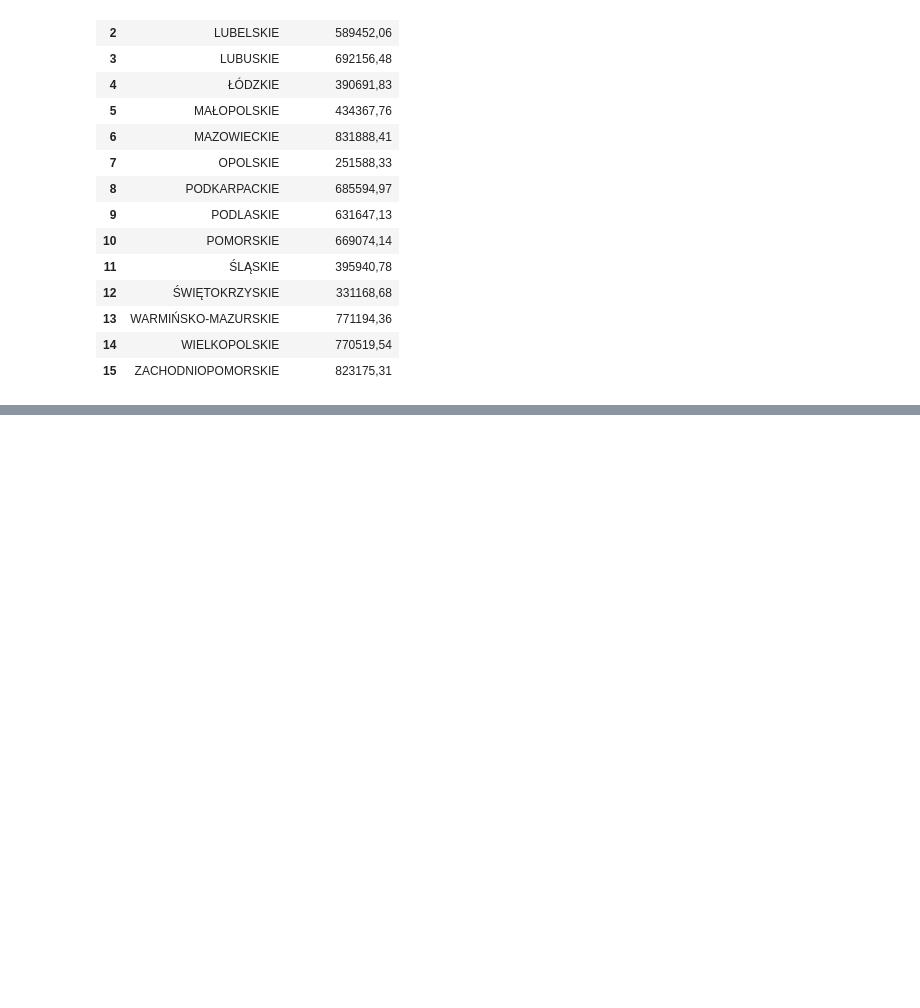
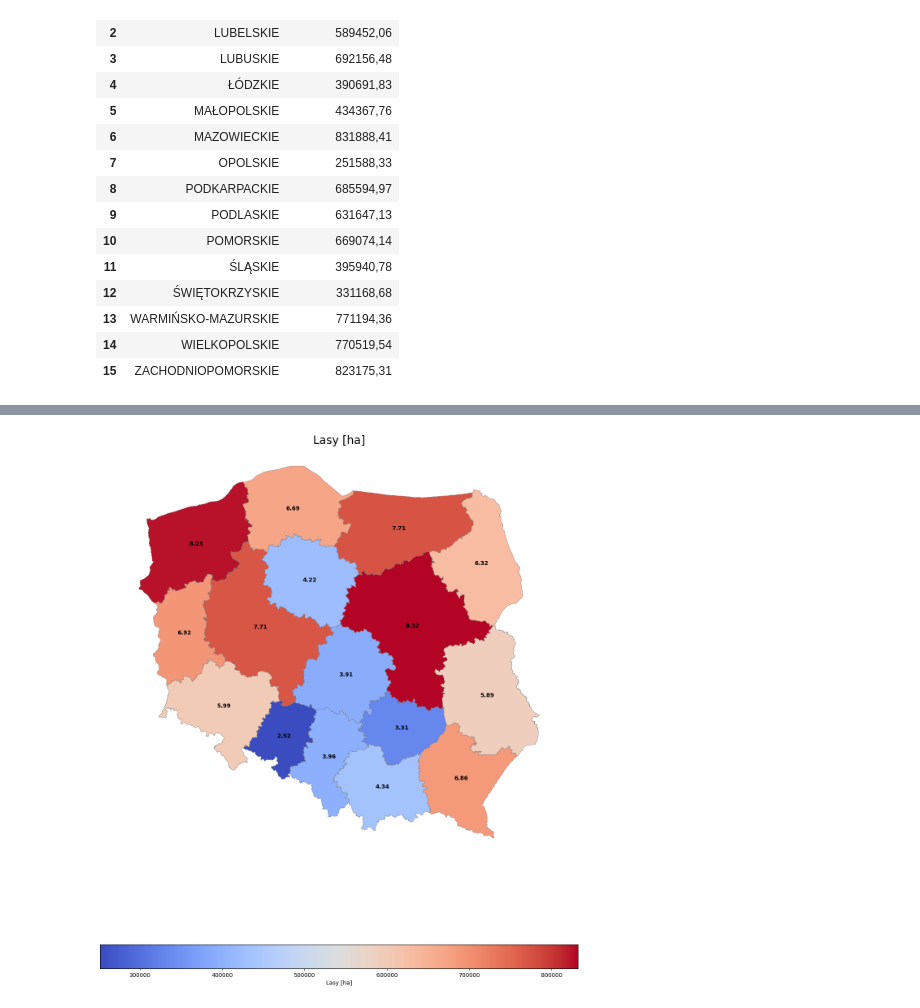
Before and after one commit to RdzaMnieBierze/Polska_Geopandas, a Jupyter notebook: Statystyki_na_mapie.ipynb, the cells around one changed output, grey strips where cells are left out. Saved outputs shown, nothing was run; the diff lists cells and outputs as text; code cells hidden in the pictures; blank space fills up the shorter version.

```diff
--- a/Statystyki_na_mapie.ipynb
+++ b/Statystyki_na_mapie.ipynb
@@ -483,0 +463,36 @@ mapa_lasy
+# %%
+fig, ax = plt.subplots(1, 1, figsize=(15, 15))
+
+mapa_lasy.plot(
+    column='Lasy ogółem [ha]',
+    ax=ax,
+    legend=True,
+    legend_kwds={'label': "Lasy [ha]", 'orientation': "horizontal", 'shrink': 0.8},
+    cmap='coolwarm',
+    edgecolor='gray',
+    linewidth=0.5
+)
+
+for idx, row in mapa_lasy.iterrows():
+    wartosc = row['Lasy [100 tys. ha]']
+
+    if pd.notna(wartosc):
+        x = row['geometry'].centroid.x
+        y = row['geometry'].centroid.y
+
+        ax.annotate(
+            text=f"{wartosc:.2f}",
+            xy=(x, y),
+            ha='center',
+            va='center',
+            fontsize=10,
+            color='black',
+            weight='bold'
+        )
+
+ax.set_axis_off()
+plt.title('Lasy [ha]', fontsize=20)
+plt.tight_layout()
+plt.show()
+# %% [output]
+[figure, added]
```
Also changed, not shown: parts of 5 cells of this notebook.
